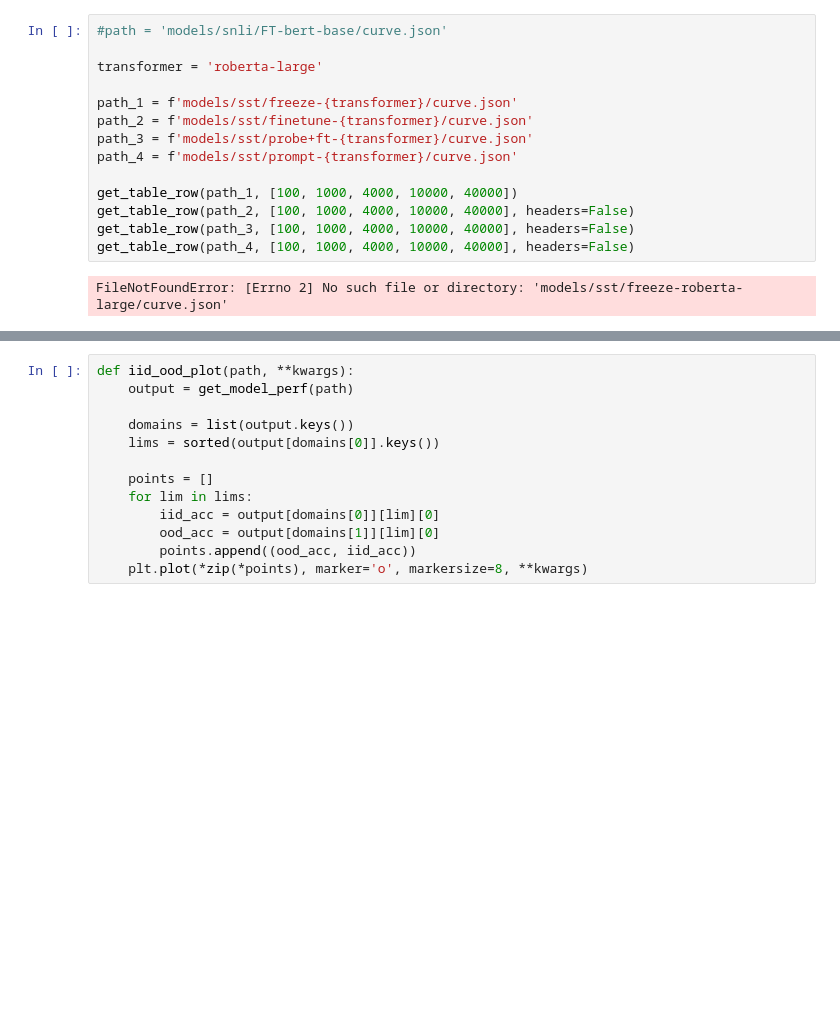
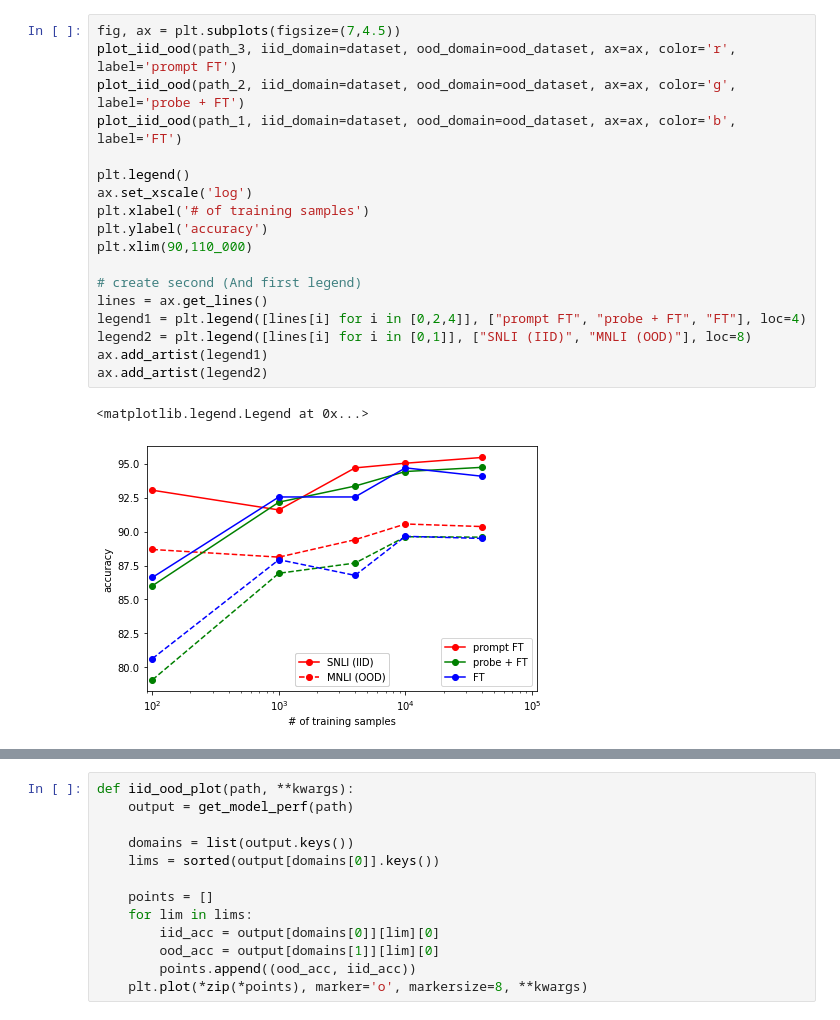
Before and after one commit to rainavyas/prompt-based-finetuning, a Jupyter notebook: experiments/data_curves/plot_results.ipynb, the cells around one changed output, grey strips where cells are left out. Drawn from its saved outputs; the diff is of its cells as text; blank space fills up the shorter version.

```diff
--- a/experiments/data_curves/plot_results.ipynb
+++ b/experiments/data_curves/plot_results.ipynb
@@ -119,16 +130,21 @@ mrpc 10000 [72.7536231884058, 72.46376811594203, 71.76811594202898, 73.913043478
-# %%
-#path = 'models/snli/FT-bert-base/curve.json'
-
-transformer = 'roberta-large'
-
-path_1 = f'models/sst/freeze-{transformer}/curve.json'
-path_2 = f'models/sst/finetune-{transformer}/curve.json'
-path_3 = f'models/sst/probe+ft-{transformer}/curve.json'
-path_4 = f'models/sst/prompt-{transformer}/curve.json'
-
-get_table_row(path_1, [100, 1000, 4000, 10000, 40000])
-get_table_row(path_2, [100, 1000, 4000, 10000, 40000], headers=False)
-get_table_row(path_3, [100, 1000, 4000, 10000, 40000], headers=False)
-get_table_row(path_4, [100, 1000, 4000, 10000, 40000], headers=False)
-# %% [output]
-FileNotFoundError: [Errno 2] No such file or directory: 'models/sst/freeze-roberta-large/curve.json'
+# %%
+fig, ax = plt.subplots(figsize=(7,4.5))
+plot_iid_ood(path_3, iid_domain=dataset, ood_domain=ood_dataset, ax=ax, color='r', label='prompt FT')
+plot_iid_ood(path_2, iid_domain=dataset, ood_domain=ood_dataset, ax=ax, color='g', label='probe + FT')
+plot_iid_ood(path_1, iid_domain=dataset, ood_domain=ood_dataset, ax=ax, color='b', label='FT')
+
+plt.legend()
+ax.set_xscale('log')
+plt.xlabel('# of training samples')
+plt.ylabel('accuracy')
+plt.xlim(90,110_000)
+
+# create second (And first legend)
+lines = ax.get_lines()
+legend1 = plt.legend([lines[i] for i in [0,2,4]], ["prompt FT", "probe + FT", "FT"], loc=4)
+legend2 = plt.legend([lines[i] for i in [0,1]], ["SNLI (IID)", "MNLI (OOD)"], loc=8)
+ax.add_artist(legend1)
+ax.add_artist(legend2)
+# %% [output]
+<matplotlib.legend.Legend at 0x...>
+[figure, added]
```
Also changed, not shown: parts of 9 cells of this notebook, 6 other files.
